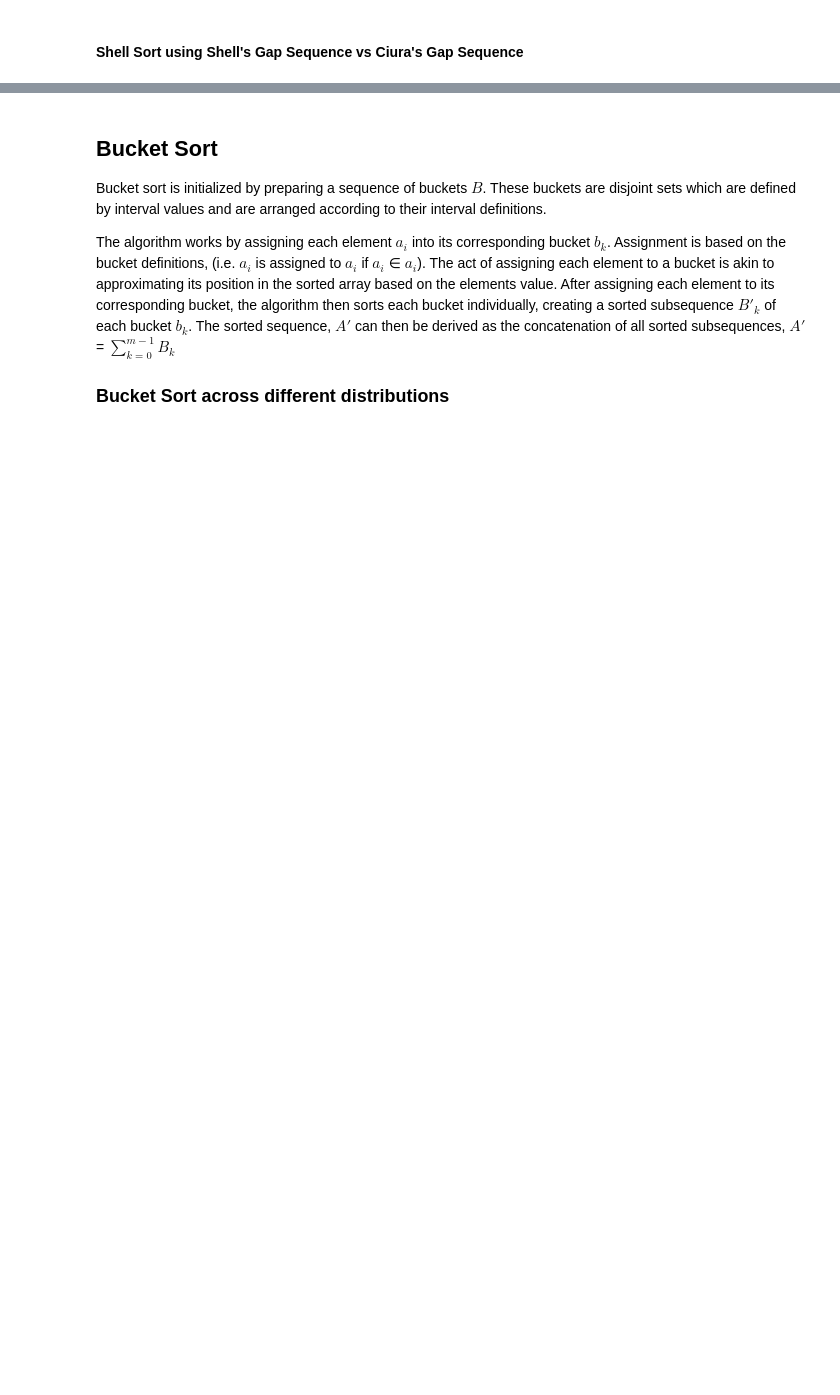
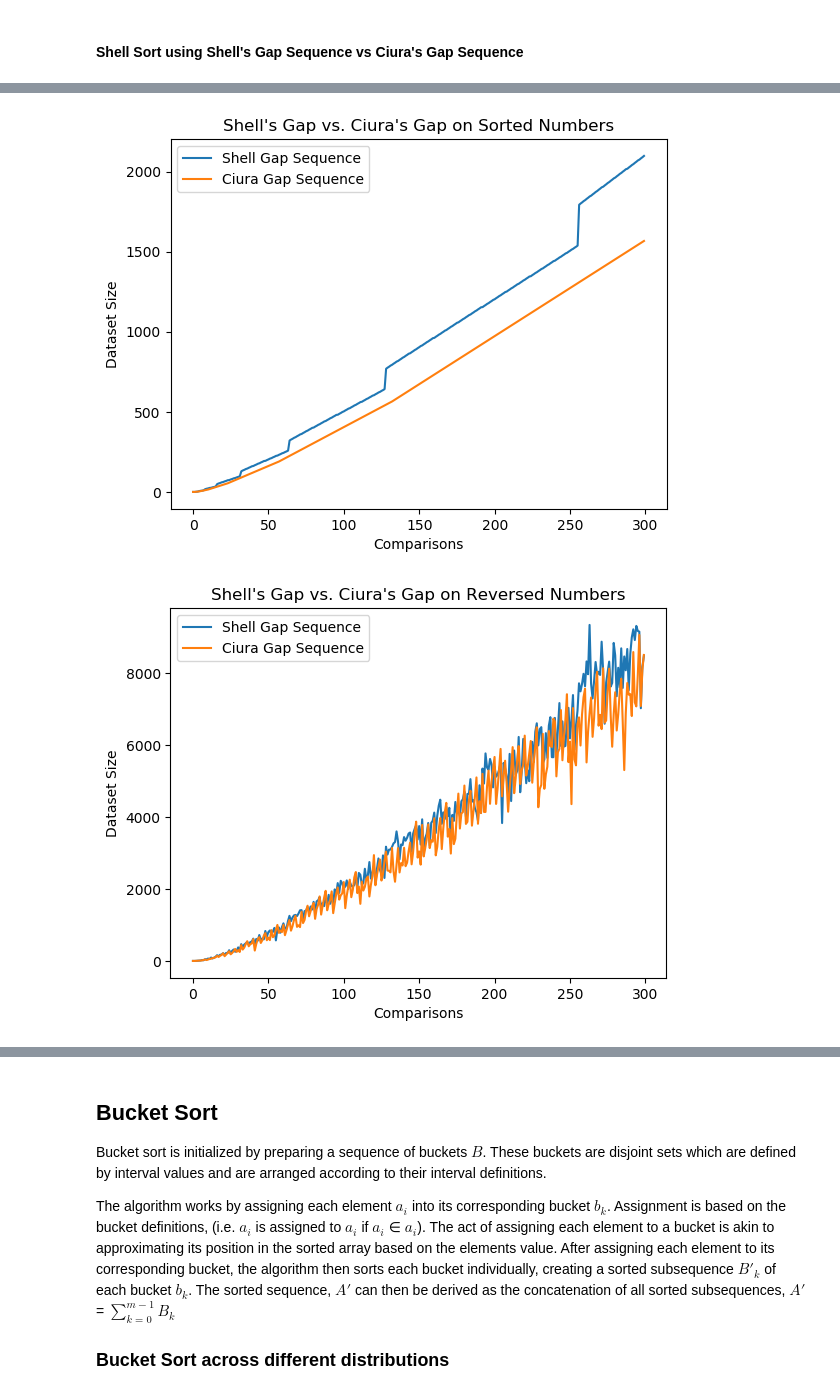
Before and after one commit to gmlunesa/visualgorithm, a Jupyter notebook: visualgorithm.ipynb, the cells around one changed output, grey strips where cells are left out. Saved outputs shown, nothing was run; the diff lists cells and outputs as text; code cells hidden in the pictures; blank space fills up the shorter version.

```diff
--- a/visualgorithm.ipynb
+++ b/visualgorithm.ipynb
@@ -779,0 +806,77 @@ shell_vs_ciura()
+# %%
+def shell_vs_ciura_line():
+    x_values = ranges_init(300)
+
+    test_case_shell_sorted = test_cases_init(300)[0]
+    test_case_ciura_sorted = test_cases_init(300)[0]
+
+    test_case_shell_rev = test_cases_init(300)[1]
+    test_case_ciura_rev = test_cases_init(300)[1]
+
+    test_case_shell_random = test_cases_init(300)[2]
+    test_case_ciura_random = test_cases_init(300)[2]
+
+    '''SORTED NUMBERS'''
+    comparisons_y_shell = []
+    comparisons_y_ciura = []
+
+    for case in test_case_shell_sorted:
+        result = shell_sort(case,  shell_gap_seq(len(case)))
+        comparisons_y_shell.append(result[1])
+    plt.plot(x_values, comparisons_y_shell)
+
+    for case in test_case_ciura_sorted:
+        result = shell_sort(case,  ciura_gap_seq(len(case)))
+        comparisons_y_ciura.append(result[1])
+    plt.plot(x_values, comparisons_y_ciura)
+
+    plt.title("Shell's Gap vs. Ciura's Gap on Sorted Numbers")
+    plt.xlabel('Comparisons')
+    plt.ylabel('Dataset Size')
+    plt.legend(['Shell Gap Sequence','Ciura Gap Sequence'], loc='upper left')
+    plt.show()
+
+    '''REVERSED 300 NUMBERS'''
+    comparisons_y_shell = []
+    comparisons_y_ciura = []
+
+    for case in test_case_shell_rev:
+        result = shell_sort(case,  shell_gap_seq(len(case)))
+        comparisons_y_shell.append(result[1])
+    plt.plot(x_values, comparisons_y_shell)
+
+    for case in test_case_ciura_rev:
+        result = shell_sort(case,  ciura_gap_seq(len(case)))
+        comparisons_y_ciura.append(result[1])
+    plt.plot(x_values, comparisons_y_ciura)
+
+    plt.title("Shell's Gap vs. Ciura's Gap on Reversed Numbers")
+    plt.xlabel('Comparisons')
+    plt.ylabel('Dataset Size')
+    plt.legend(['Shell Gap Sequence','Ciura Gap Sequence'], loc='upper left')
+    plt.show()
+
+    '''RANDOM 300 NUMBERS'''
+    comparisons_y_shell = []
+    comparisons_y_ciura = []
+
+    for case in test_case_shell_random:
+        result = shell_sort(case,  shell_gap_seq(len(case)))
+        comparisons_y_shell.append(result[1])
+    plt.plot(x_values, comparisons_y_shell)
+
+    for case in test_case_ciura_random:
+        result = shell_sort(case,  ciura_gap_seq(len(case)))
+        comparisons_y_ciura.append(result[1])
+    plt.plot(x_values, comparisons_y_ciura)
+
+    plt.title("Shell's Gap vs. Ciura's Gap on Random Numbers")
+    plt.xlabel('Comparisons')
+    plt.ylabel('Dataset Size')
+    plt.legend(['Shell Gap Sequence','Ciura Gap Sequence'], loc='upper left')
+    plt.show()
+
+shell_vs_ciura_line()
+# %% [output]
+[figure, added]
+[figure, added]
```
Also changed, not shown: parts of 15 cells of this notebook.
